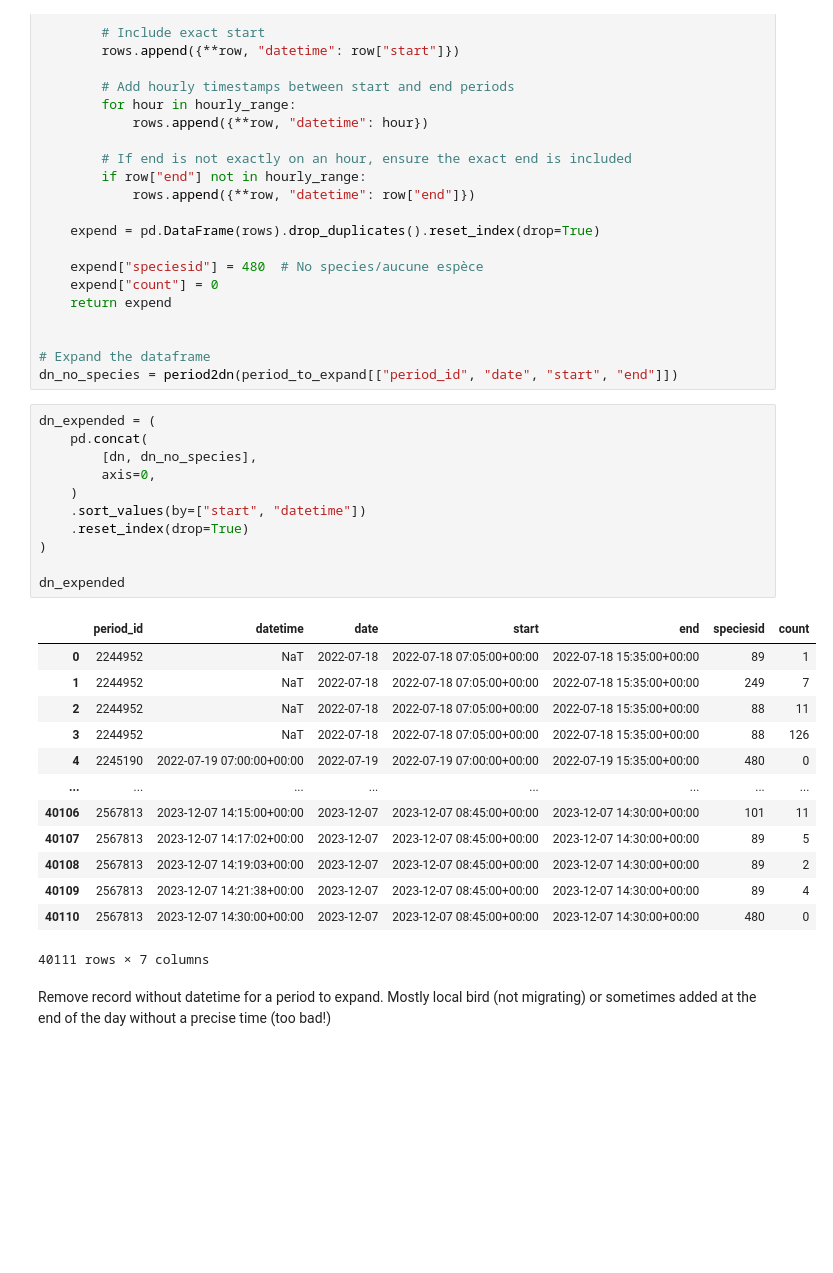
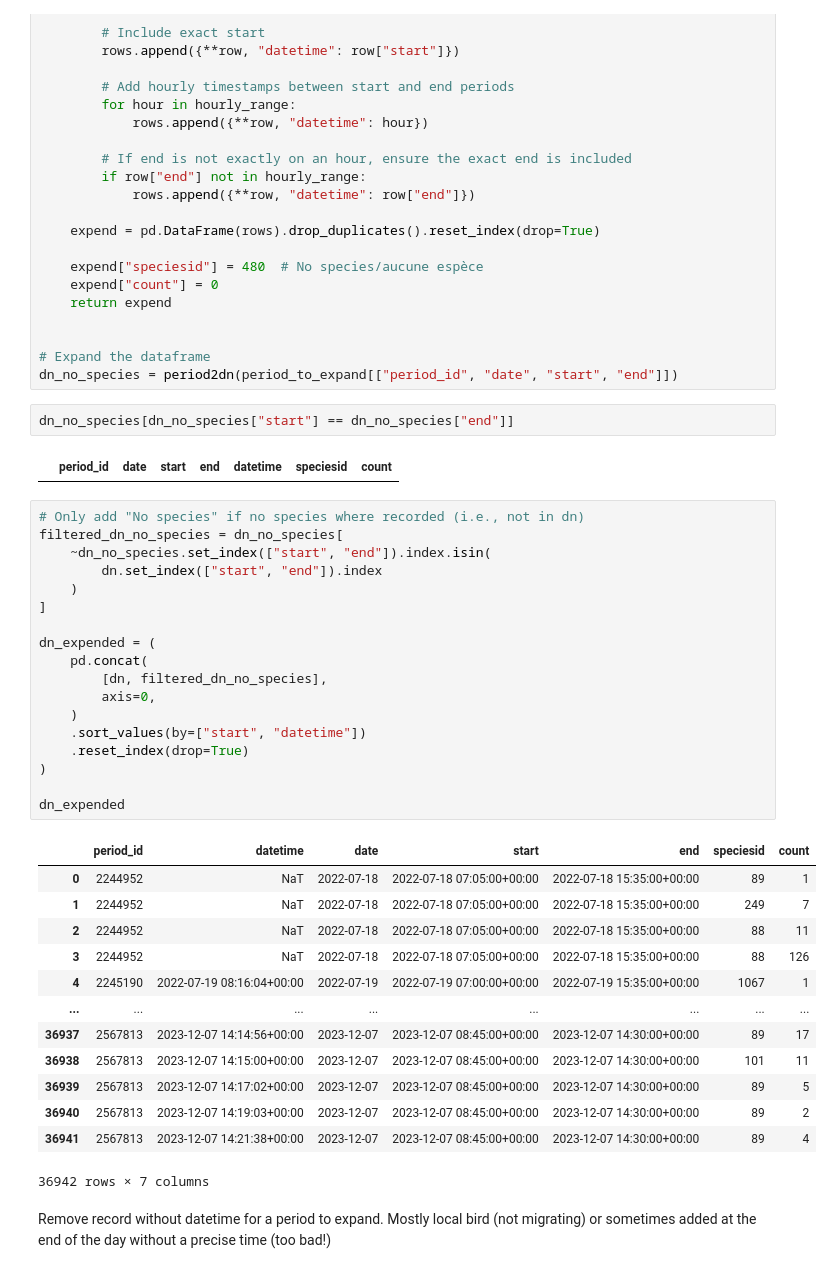
Before and after one commit to AmedeeRoy/defile-migration-forecast, a Jupyter notebook: notebooks/processing_count_data.ipynb, the cells around one changed output. Drawn from its saved outputs; the diff is of its cells as text; blank space fills up the shorter version.

```diff
--- a/notebooks/processing_count_data.ipynb
+++ b/notebooks/processing_count_data.ipynb
@@ -333,31 +349,42 @@ def period2dn(df):
 
 # Expand the dataframe
 dn_no_species = period2dn(period_to_expand[["period_id", "date", "start", "end"]])
-# %%
-dn_expended = (
-    pd.concat(
-        [dn, dn_no_species],
-        axis=0,
-    )
-    .sort_values(by=["start", "datetime"])
-    .reset_index(drop=True)
-)
-
-dn_expended
-# %% [output]
-|  | period_id | datetime | date | start | end | speciesid | count |
-| 0 | 2244952 | NaT | 2022-07-18 | 2022-07-18 07:05:00+00:00 | 2022-07-18 15:35:00+00:00 | 89 | 1 |
-| 1 | 2244952 | NaT | 2022-07-18 | 2022-07-18 07:05:00+00:00 | 2022-07-18 15:35:00+00:00 | 249 | 7 |
-| 2 | 2244952 | NaT | 2022-07-18 | 2022-07-18 07:05:00+00:00 | 2022-07-18 15:35:00+00:00 | 88 | 11 |
-| 3 | 2244952 | NaT | 2022-07-18 | 2022-07-18 07:05:00+00:00 | 2022-07-18 15:35:00+00:00 | 88 | 126 |
-| 4 | 2245190 | 2022-07-19 07:00:00+00:00 | 2022-07-19 | 2022-07-19 07:00:00+00:00 | 2022-07-19 15:35:00+00:00 | 480 | 0 |
-| ... | ... | ... | ... | ... | ... | ... | ... |
-| 40106 | 2567813 | 2023-12-07 14:15:00+00:00 | 2023-12-07 | 2023-12-07 08:45:00+00:00 | 2023-12-07 14:30:00+00:00 | 101 | 11 |
-| 40107 | 2567813 | 2023-12-07 14:17:02+00:00 | 2023-12-07 | 2023-12-07 08:45:00+00:00 | 2023-12-07 14:30:00+00:00 | 89 | 5 |
-| 40108 | 2567813 | 2023-12-07 14:19:03+00:00 | 2023-12-07 | 2023-12-07 08:45:00+00:00 | 2023-12-07 14:30:00+00:00 | 89 | 2 |
-| 40109 | 2567813 | 2023-12-07 14:21:38+00:00 | 2023-12-07 | 2023-12-07 08:45:00+00:00 | 2023-12-07 14:30:00+00:00 | 89 | 4 |
-| 40110 | 2567813 | 2023-12-07 14:30:00+00:00 | 2023-12-07 | 2023-12-07 08:45:00+00:00 | 2023-12-07 14:30:00+00:00 | 480 | 0 |
-40111 rows × 7 columns
+# %%
+dn_no_species[dn_no_species["start"] == dn_no_species["end"]]
+# %% [output]
+|  | period_id | date | start | end | datetime | speciesid | count |
+# %%
+# Only add "No species" if no species where recorded (i.e., not in dn)
+filtered_dn_no_species = dn_no_species[
+    ~dn_no_species.set_index(["start", "end"]).index.isin(
+        dn.set_index(["start", "end"]).index
+    )
+]
+
+dn_expended = (
+    pd.concat(
+        [dn, filtered_dn_no_species],
+        axis=0,
+    )
+    .sort_values(by=["start", "datetime"])
+    .reset_index(drop=True)
+)
+
+dn_expended
+# %% [output]
+|  | period_id | datetime | date | start | end | speciesid | count |
+| 0 | 2244952 | NaT | 2022-07-18 | 2022-07-18 07:05:00+00:00 | 2022-07-18 15:35:00+00:00 | 89 | 1 |
+| 1 | 2244952 | NaT | 2022-07-18 | 2022-07-18 07:05:00+00:00 | 2022-07-18 15:35:00+00:00 | 249 | 7 |
+| 2 | 2244952 | NaT | 2022-07-18 | 2022-07-18 07:05:00+00:00 | 2022-07-18 15:35:00+00:00 | 88 | 11 |
+| 3 | 2244952 | NaT | 2022-07-18 | 2022-07-18 07:05:00+00:00 | 2022-07-18 15:35:00+00:00 | 88 | 126 |
+| 4 | 2245190 | 2022-07-19 08:16:04+00:00 | 2022-07-19 | 2022-07-19 07:00:00+00:00 | 2022-07-19 15:35:00+00:00 | 1067 | 1 |
+| ... | ... | ... | ... | ... | ... | ... | ... |
+| 36937 | 2567813 | 2023-12-07 14:14:56+00:00 | 2023-12-07 | 2023-12-07 08:45:00+00:00 | 2023-12-07 14:30:00+00:00 | 89 | 17 |
+| 36938 | 2567813 | 2023-12-07 14:15:00+00:00 | 2023-12-07 | 2023-12-07 08:45:00+00:00 | 2023-12-07 14:30:00+00:00 | 101 | 11 |
+| 36939 | 2567813 | 2023-12-07 14:17:02+00:00 | 2023-12-07 | 2023-12-07 08:45:00+00:00 | 2023-12-07 14:30:00+00:00 | 89 | 5 |
+| 36940 | 2567813 | 2023-12-07 14:19:03+00:00 | 2023-12-07 | 2023-12-07 08:45:00+00:00 | 2023-12-07 14:30:00+00:00 | 89 | 2 |
+| 36941 | 2567813 | 2023-12-07 14:21:38+00:00 | 2023-12-07 | 2023-12-07 08:45:00+00:00 | 2023-12-07 14:30:00+00:00 | 89 | 4 |
+36942 rows × 7 columns
 # %% [markdown]
 Remove record without datetime for a period to expand. Mostly local bird (not migrating) or sometimes added at the end of the day without a precise time (too bad!)
 # %%
```
Also changed, not shown: parts of 9 cells of this notebook.
